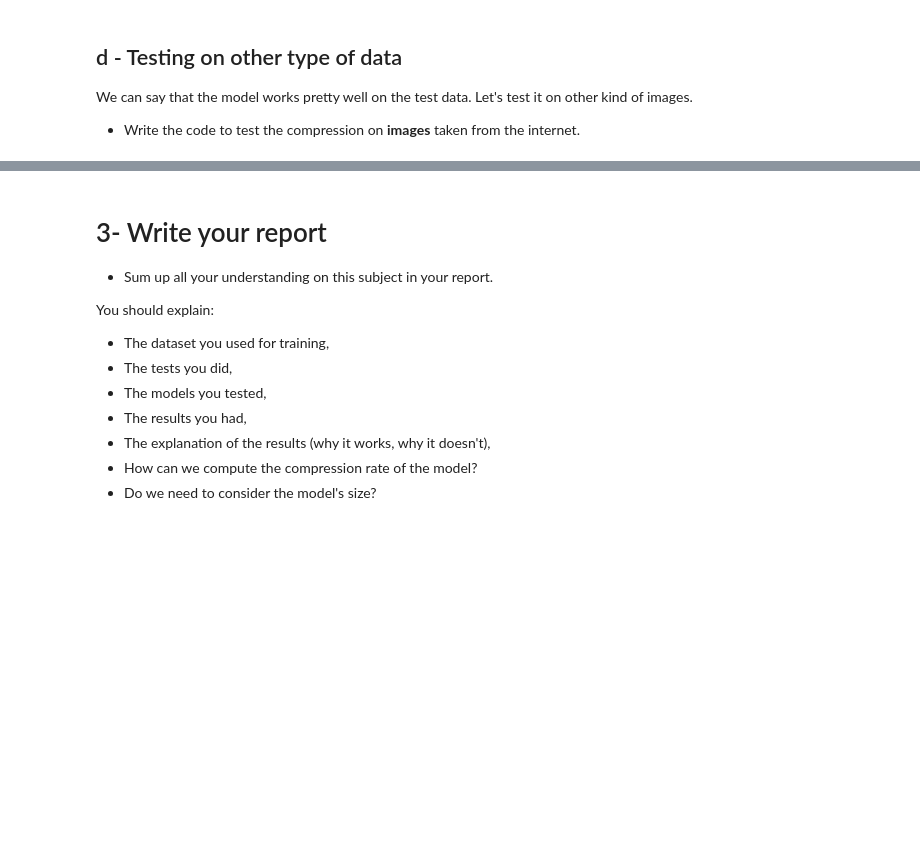
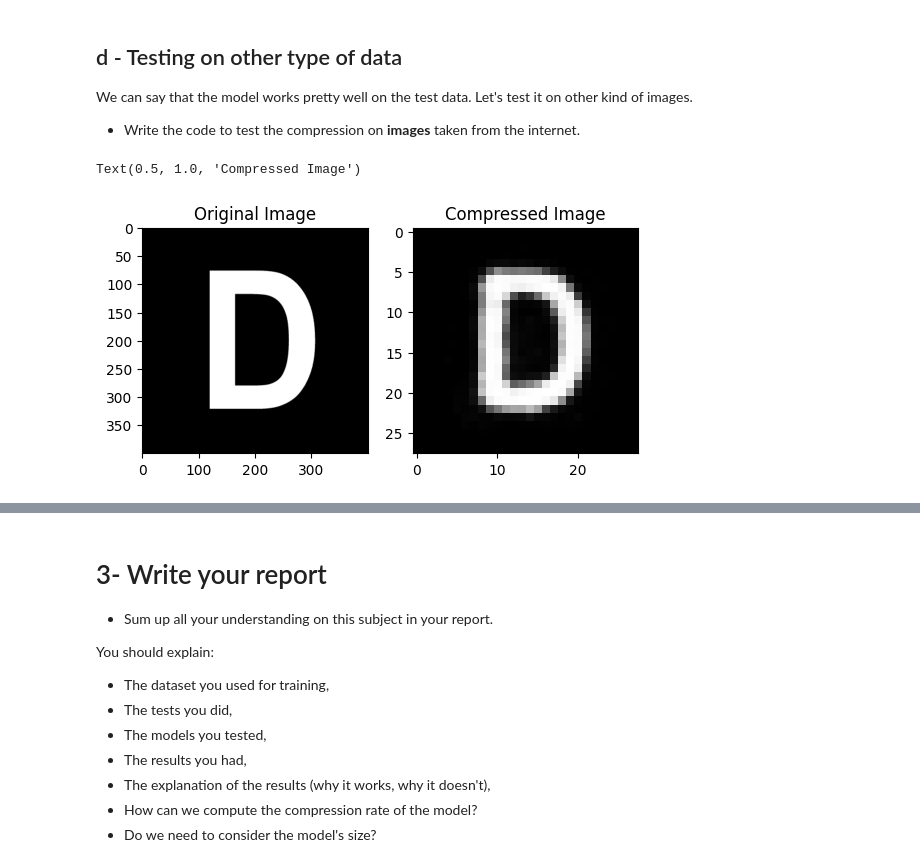
Before and after one commit to Mowibox/SignalLab, a Jupyter notebook: TP2_LONGEOT-THIONGANE-PETIT_AE.ipynb, the cells around one changed output, grey strips where cells are left out. Saved outputs shown, nothing was run; the diff lists cells and outputs as text; code cells hidden in the pictures; blank space fills up the shorter version.

```diff
--- a/TP2_LONGEOT-THIONGANE-PETIT_AE.ipynb
+++ b/TP2_LONGEOT-THIONGANE-PETIT_AE.ipynb
@@ -627,5 +627,34 @@ The higher is the latent_size, the higher the quality compression of the predict
 We can say that the model works pretty well on the test data. Let's test it on other kind of images.
 
 * Write the code to test the compression on **images** taken from the internet.
+# %%
+# TODO : Test some images from the internet to see the compression effect
+image_filename = r"img/letterD.png" # TODO: give a URL's image
+image_numpy = cv2.cvtColor(skimage.io.imread(image_filename ),cv2.COLOR_BGR2GRAY)
+transform=transforms.Compose([transforms.ToTensor(),
+                              transforms.Resize((28,28))])
+
+# TODO : Transform the images and add a dimension for the batch size using unsqueeze
+image = transform(image_numpy).unsqueeze(0)
+
+# TODO : Send the image* to the model and process the prediction. Don't forget
+# the resizes
+image_reshaped = image.view(image.shape[0],-1).to(device)
+
+pred = model(image_reshaped)
+pred = pred.reshape(image.shape)
+
+# TODO : Plot dem results'. Don't forget to detach and send to the gpu the data
+# using .detach().cpu()
+
+fig,axarr = plt.subplots(1, 2)
+axarr[0].imshow(image_numpy, cmap='gray')
+axarr[0].set_title('Original Image')
+
+axarr[1].imshow(pred.detach().cpu().numpy().squeeze(), cmap='gray')
+axarr[1].set_title('Compressed Image')
+# %% [output]
+Text(0.5, 1.0, 'Compressed Image')
+[figure, added]
 # %%
 # TODO : Test some images from the internet to see the compression effect
```
Also changed, not shown: parts of 10 cells of this notebook.
